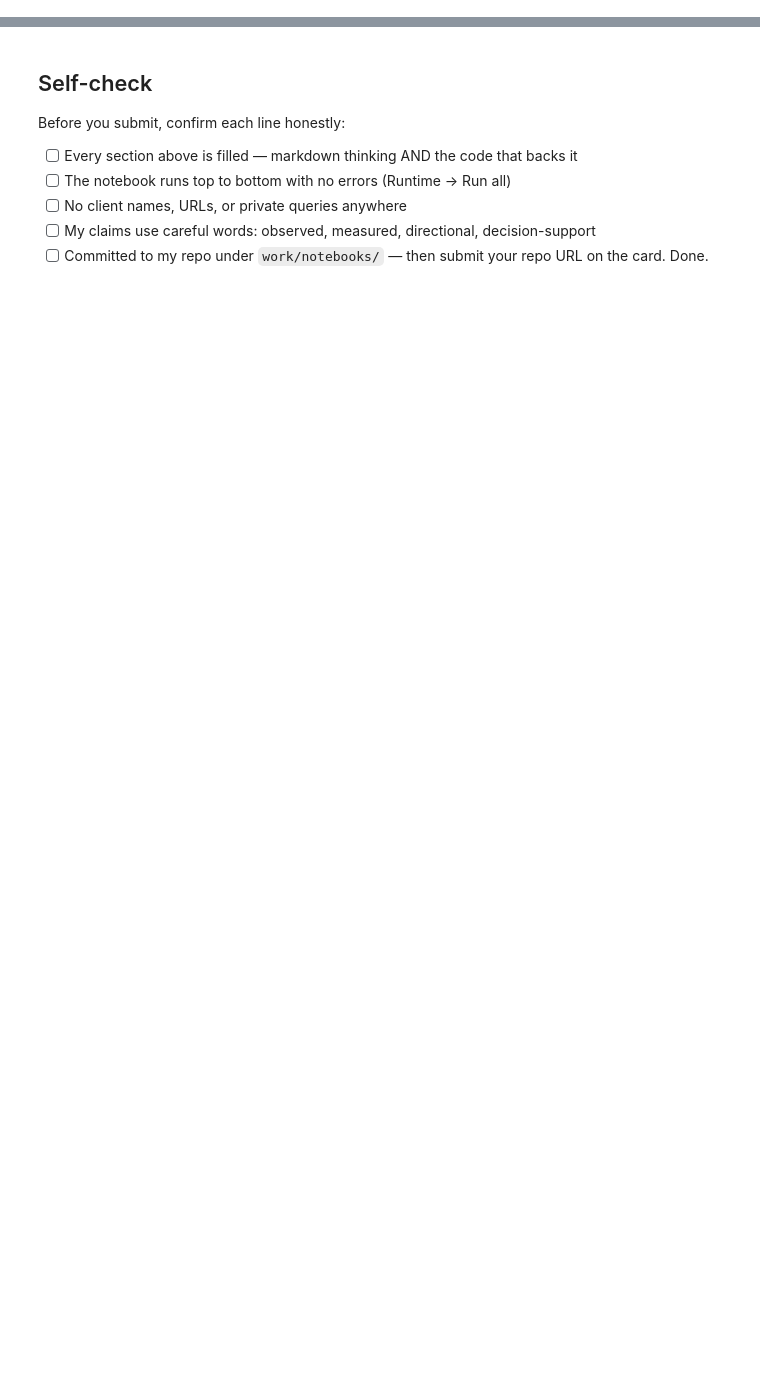
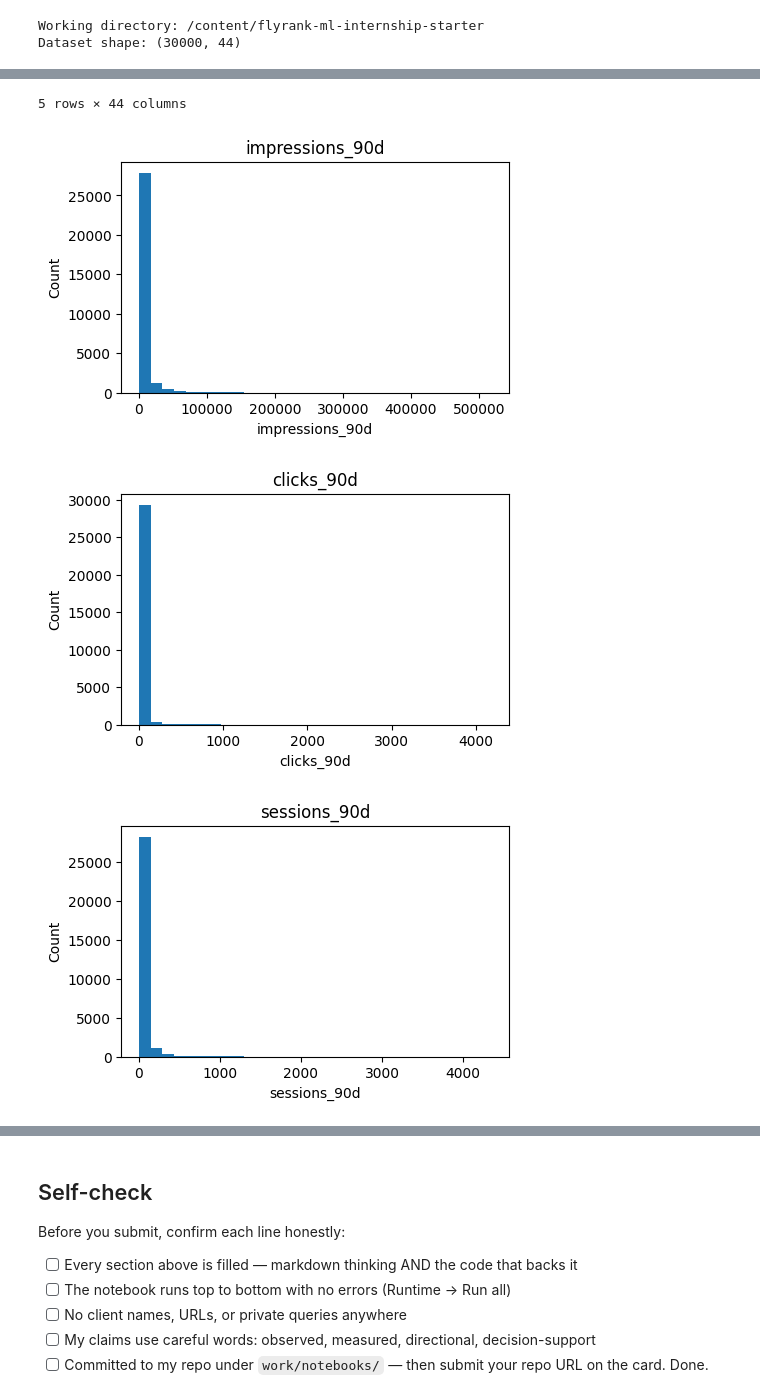
Before and after one commit to k9Sx3CC/01_first_look_and_discovery.ipynb, a Jupyter notebook: work/notebooks/w04_signal_audit.ipynb, the cells around one changed output, grey strips where cells are left out. Cells and saved outputs as stored; diff of their text form; code cells hidden in the pictures; blank space fills up the shorter version.

```diff
--- a/work/notebooks/w04_signal_audit.ipynb
+++ b/work/notebooks/w04_signal_audit.ipynb
@@ -12,0 +15,54 @@ This skeleton is yours to fill. Work the sections **in order** — each one has
+# %%
+# This cell is for CODE (numbers, a query, a check).
+# Write your text answer in the cell ABOVE this one — typing sentences here breaks Run All.
+import pandas as pd
+import matplotlib.pyplot as plt
+import pandas as pd
+import numpy as np
+import matplotlib.pyplot as plt
+import seaborn as sns
+import os
+import subprocess
+
+REPO_DIR = "flyrank-ml-internship-starter"
+REPO_URL = "https://github.com/flyrank-bih/flyrank-ml-internship-starter"
+
+# Clone repo if needed
+if not os.path.isdir(REPO_DIR):
+    subprocess.run(
+        ["git", "clone", "--depth", "1", REPO_URL, REPO_DIR],
+        check=True
+    )
+
+# Move into repo
+if os.path.basename(os.getcwd()) != REPO_DIR:
+    os.chdir(REPO_DIR)
+
+print("Working directory:", os.getcwd())
+
+# Load dataset
+df = pd.read_csv("data/raw/content_refresh_anonymized.csv")
+
+print("Dataset shape:", df.shape)
+display(df.head())
+numeric_features = [
+    "impressions_90d",
+    "clicks_90d",
+    "sessions_90d",
+    "ctr",
+    "engagement_rate",
+    "avg_position",
+    "word_count"
+]
+
+df[numeric_features].describe()
+for col in numeric_features:
+    plt.figure(figsize=(5,3))
+    plt.hist(df[col].dropna(), bins=30)
+    plt.title(col)
+    plt.xlabel(col)
+    plt.ylabel("Count")
+    plt.show()
+# %% [output]
+Working directory: /content/flyrank-ml-internship-starter
+Dataset shape: (30000, 44)
@@ -12,0 +75,4 @@ This skeleton is yours to fill. Work the sections **in order** — each one has
+5 rows × 44 columns
+[figure, added]
+[figure, added]
+[figure, added]
```
Also changed, not shown: parts of 13 cells of this notebook.
